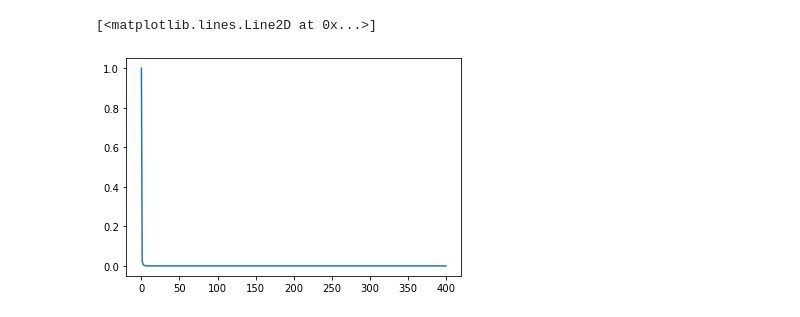
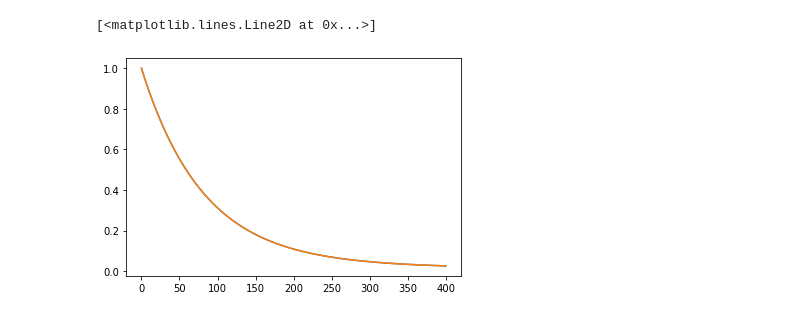
Before and after one commit to vlshchur/structured_SMC, a Jupyter notebook: sSMC.ipynb, the cells around one changed output. Saved outputs shown, nothing was run; the diff lists cells and outputs as text; code cells hidden in the pictures.

```diff
--- a/sSMC.ipynb
+++ b/sSMC.ipynb
@@ -386,23 +376,3 @@ M_smc =
 # %%
-M = Matrix()
-rho = 1.0
-
-Pinit = np.zeros(Mdim)
-Pinit[0] = 1.0
-
-def params(t):
-    return np.array([0.0001, 1.0, 2.0, 1., 1.])
-
-def Eq(P, t):
-    return dot(dot(M,params(t)),P)
-
-times = [0.01*i for i in range(0,1001)]
-sol = odeint(Eq, Pinit, times)
-
-#print(M)
-#print(dot(M,params(0)))
-#print(sol)
-plt.plot(times, sol[:,0])
-plt.plot(times, sol[:,1])
-plt.plot(times, sol[:,2])
+sns.heatmap(data, cmap="YlGnBu")
 # %% [output]
@@ -410,0 +381,20 @@ plt.plot(times, sol[:,2])
+# %%
+sns.heatmap(emp_dist_dt-data, cmap="YlGnBu")
+dif=emp_dist_dt-data
+TV_diag = 0.
+for i in range(dim):
+    TV_diag += abs(dif[i,i])
+print(TV_diag)
+TV = 0.
+for i in range(dim):
+    for j in range(dim):
+        if i != j:
+            TV += abs(dif[i,j])
+print(TV)
+TV = (TV_diag/dt + TV/dt)*0.5
+print(TV)
+
+#repl=100000
+#9.424612746924156
+#16.715550111722997
+#0.09758923749158616
@@ -411,31 +406,32 @@ plt.plot(times, sol[:,2])
 # %%
-tau = dim/dt
+tau = 1.0/dt
 
 Pinit = np.zeros(Mdim)
 Pinit[0] = 1.0
 
 Mexp = linalg.expm( dot(M, params(0))*tau )
 margdist1 = []
 
 #coal_vec = np.zeros(len(states))
 coal_vec = []
 for st in states:
     if st.num['a'] == 2:
         lng_i0, lng_i1 = st.index['a'][0], st.index['a'][1]
         if st.lng[lng_i0].p == st.lng[lng_i1].p:
             coal_vec.append( params(0)[st.lng[lng_i0].p + 1] )
         else:
             coal_vec.append( 0.0 )
     else:
         coal_vec.append( 0.0 )
 coal_vec = np.array(coal_vec)
 
 for i in range(dim+1):
     margdist1.append( dot(Pinit, coal_vec) )
     Pinit = dot(Mexp, Pinit)
 
 plt.plot(margdist1)
+plt.plot(margdist)
 # %% [output]
 [<matplotlib.lines.Line2D at 0x...>]
-[figure, old version]
+[figure, new version]
 # %%
```
Also changed, not shown: parts of 21 cells of this notebook, 2 other files.
